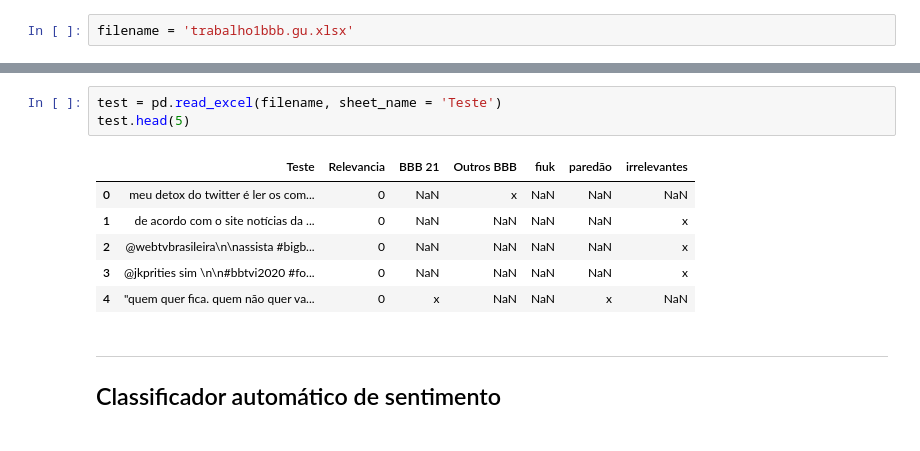
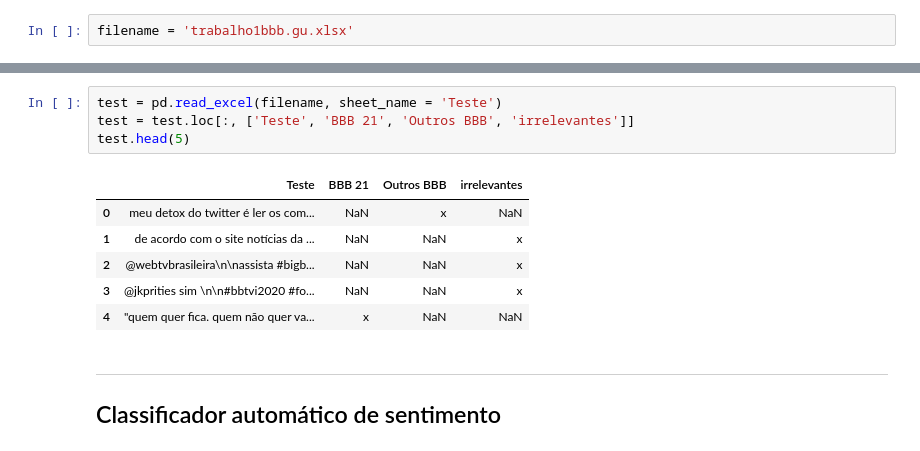
Before and after one commit to gustavoeso/Projeto-1-CDados, a Jupyter notebook: Projeto1_Layout_Classificador.ipynb, the cells around one changed output, grey strips where cells are left out. Cells and saved outputs as stored; diff of their text form.

Commit message:
p1 com teste feito

```diff
--- a/Projeto1_Layout_Classificador.ipynb
+++ b/Projeto1_Layout_Classificador.ipynb
@@ -43,14 +43,15 @@ treinamento.head(5)
 | 4 | legal as minhas favs 😍\nmas acho ... | NaN | NaN | x |
 # %%
 test = pd.read_excel(filename, sheet_name = 'Teste')
+test = test.loc[:, ['Teste', 'BBB 21', 'Outros BBB', 'irrelevantes']]
 test.head(5)
 # %% [output]
-|  | Teste | Relevancia | BBB 21 | Outros BBB | fiuk | paredão | irrelevantes |
-| 0 | meu detox do twitter é ler os com... | 0 | NaN | x | NaN | NaN | NaN |
-| 1 | de acordo com o site notícias da ... | 0 | NaN | NaN | NaN | NaN | x |
-| 2 | @webtvbrasileira\n\nassista #bigb... | 0 | NaN | NaN | NaN | NaN | x |
-| 3 | @jkprities sim \n\n#bbtvi2020 #fo... | 0 | NaN | NaN | NaN | NaN | x |
-| 4 | "quem quer fica. quem não quer va... | 0 | x | NaN | NaN | x | NaN |
+|  | Teste | BBB 21 | Outros BBB | irrelevantes |
+| 0 | meu detox do twitter é ler os com... | NaN | x | NaN |
+| 1 | de acordo com o site notícias da ... | NaN | NaN | x |
+| 2 | @webtvbrasileira\n\nassista #bigb... | NaN | NaN | x |
+| 3 | @jkprities sim \n\n#bbtvi2020 #fo... | NaN | NaN | x |
+| 4 | "quem quer fica. quem não quer va... | x | NaN | NaN |
 # %% [markdown]
 ___
 ## Classificador automático de sentimento
```
Also changed, not shown: parts of 19 cells of this notebook.
